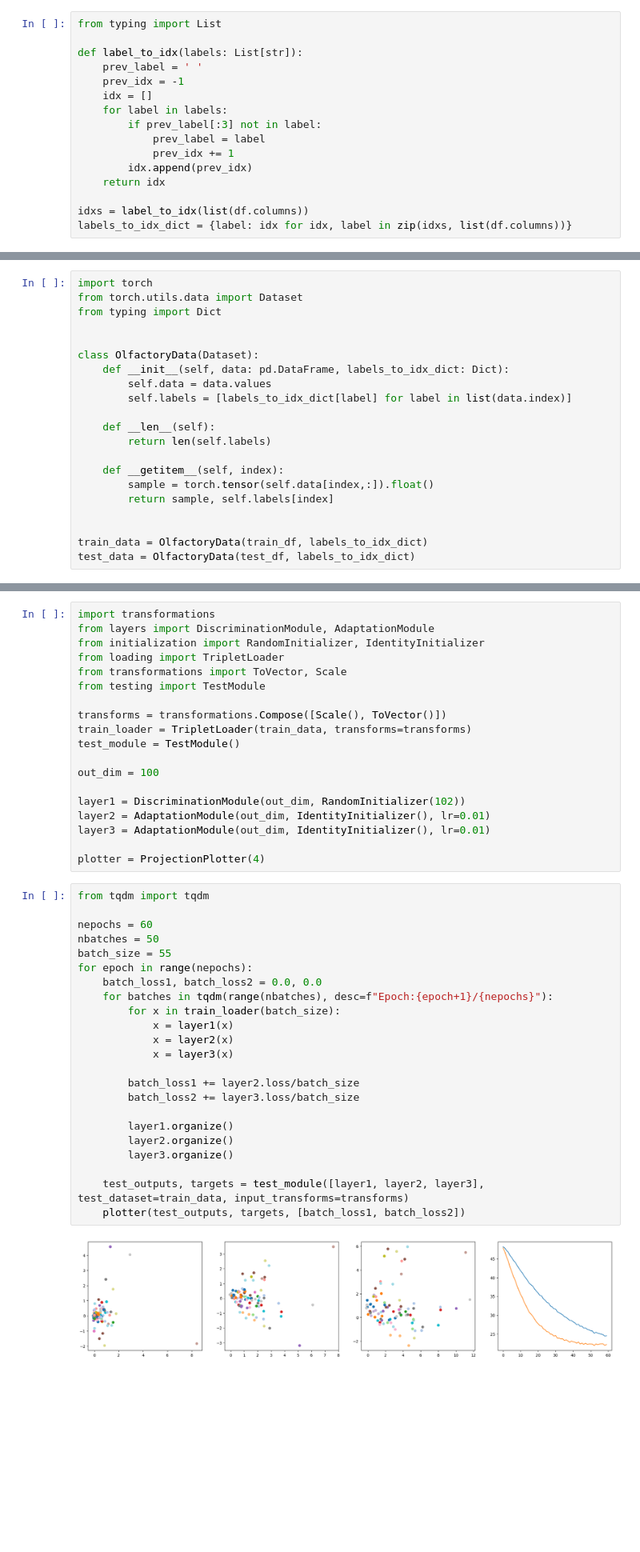
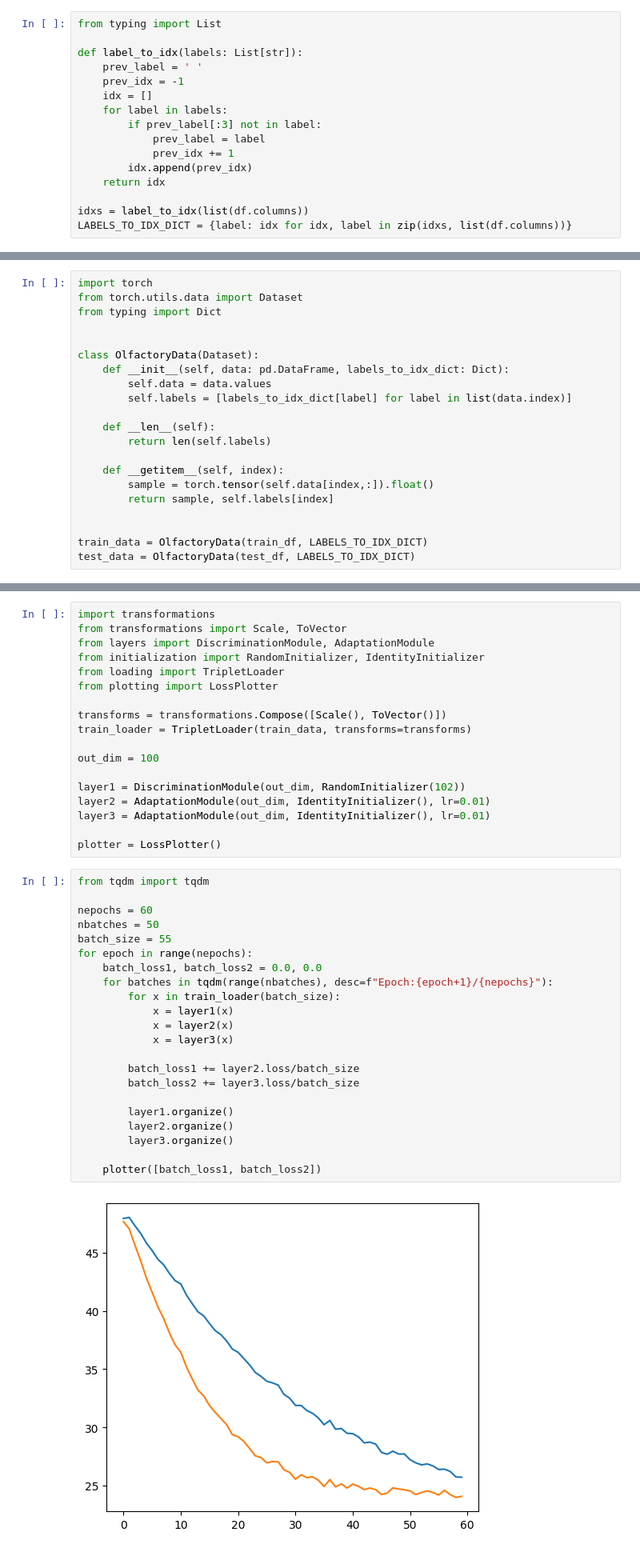
Before and after one commit to wormLove/DCNet, a Jupyter notebook: OdorAnalysis.ipynb, the cells around one changed output, grey strips where cells are left out. Shown: that part at 80% size. Drawn from its saved outputs; the diff is of its cells as text; blank space fills up the shorter version.

```diff
--- a/OdorAnalysis.ipynb
+++ b/OdorAnalysis.ipynb
@@ -38,7 +38,7 @@ def label_to_idx(labels: List[str]):
     return idx
 
 idxs = label_to_idx(list(df.columns))
-labels_to_idx_dict = {label: idx for idx, label in zip(idxs, list(df.columns))}
+LABELS_TO_IDX_DICT = {label: idx for idx, label in zip(idxs, list(df.columns))}
 # %%
 df = df.T
 df = df[df_stats.T['mean'] > 0.002]
@@ -81,5 +65,5 @@ class OlfactoryData(Dataset):
         return sample, self.labels[index]
 
 
-train_data = OlfactoryData(train_df, labels_to_idx_dict)
-test_data = OlfactoryData(test_df, labels_to_idx_dict)
+train_data = OlfactoryData(train_df, LABELS_TO_IDX_DICT)
+test_data = OlfactoryData(test_df, LABELS_TO_IDX_DICT)
@@ -139,14 +70,13 @@ class ProjectionPlotter:
 # %%
 import transformations
+from transformations import Scale, ToVector
 from layers import DiscriminationModule, AdaptationModule
 from initialization import RandomInitializer, IdentityInitializer
 from loading import TripletLoader
-from transformations import ToVector, Scale
-from testing import TestModule
+from plotting import LossPlotter
 
 transforms = transformations.Compose([Scale(), ToVector()])
 train_loader = TripletLoader(train_data, transforms=transforms)
-test_module = TestModule()
 
 out_dim = 100
 
@@ -154,29 +84,28 @@ layer1 = DiscriminationModule(out_dim, RandomInitializer(102))
 layer2 = AdaptationModule(out_dim, IdentityInitializer(), lr=0.01)
 layer3 = AdaptationModule(out_dim, IdentityInitializer(), lr=0.01)
 
-plotter = ProjectionPlotter(4)
+plotter = LossPlotter()
 # %%
 from tqdm import tqdm
 
 nepochs = 60
 nbatches = 50
 batch_size = 55
 for epoch in range(nepochs):
     batch_loss1, batch_loss2 = 0.0, 0.0
     for batches in tqdm(range(nbatches), desc=f"Epoch:{epoch+1}/{nepochs}"):
         for x in train_loader(batch_size):
             x = layer1(x)
             x = layer2(x)
             x = layer3(x)
 
         batch_loss1 += layer2.loss/batch_size
         batch_loss2 += layer3.loss/batch_size
 
         layer1.organize()
         layer2.organize()
         layer3.organize()
 
-    test_outputs, targets = test_module([layer1, layer2, layer3], test_dataset=train_data, input_transforms=transforms)
-    plotter(test_outputs, targets, [batch_loss1, batch_loss2])
+    plotter([batch_loss1, batch_loss2])
 # %% [output]
-[figure, old version]
+[figure, new version]
```
Also changed, not shown: parts of 9 cells of this notebook, 1 other file.
